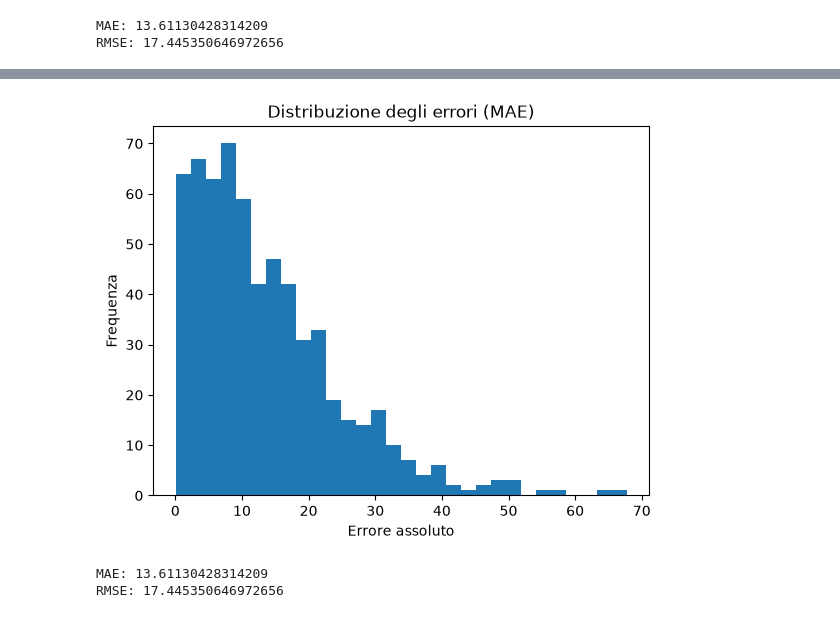
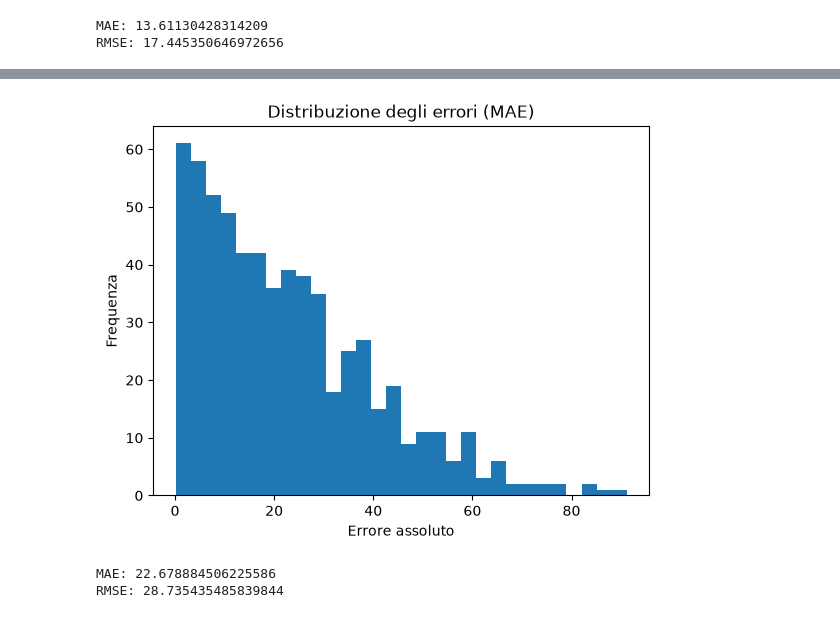
Before and after one commit to SilvioDraetta/Bone-Age-Regression-from-Hand-X-Ray-Images, a Jupyter notebook: notebook/01_cnn_results.ipynb, the cells around one changed output, grey strips where cells are left out. Drawn from its saved outputs; the diff is of its cells as text; code cells hidden in the pictures.

```diff
--- a/notebook/01_cnn_results.ipynb
+++ b/notebook/01_cnn_results.ipynb
@@ -39,9 +57,9 @@ df_test_seg = create_dataframe("../data/test.csv", "../data/boneage-test-segment
 # %%
 from src.preprocessing.scaling import scaling_data
 _, dataset_test, _ = scaling_data(df, df_test)
-_, dataset_test_seg, _ = scaling_data(df, df_test)
+_, dataset_test_seg, _ = scaling_data(df, df_test_seg)
 # %%
-from src.preprocessing.data_loader import load_image, create_dataset_tf
+from src.preprocessing.data_loader import load_image, load_image_segmented, create_dataset_tf
 
 dataset_test = create_dataset_tf(dataset_test, load_image)
-dataset_test_seg = create_dataset_tf(dataset_test_seg, load_image)
+dataset_test_seg = create_dataset_tf(dataset_test_seg, load_image_segmented)
@@ -159,9 +157,9 @@ import numpy as np
 X_test_seg = []
 y_test_seg = []
 
-for x_batch, y_batch in dataset_test_seg:
-    X_test_seg.append(x_batch.numpy())
-    y_test_seg.append(y_batch.numpy())
+for x_batch_seg, y_batch_seg in dataset_test_seg:
+    X_test_seg.append(x_batch_seg.numpy())
+    y_test_seg.append(y_batch_seg.numpy())
 
 X_test_seg = np.concatenate(X_test_seg, axis=0)
 y_test_seg = np.concatenate(y_test_seg, axis=0)
@@ -173,3 +171,6 @@ y_test_seg = y_test_seg.flatten()
+# %%
+y_pred_seg = s * y_pred_seg + m
+y_test_seg = s*y_test_seg + m
 # %%
 import matplotlib.pyplot as plt
 
@@ -197,23 +198,23 @@ plt.show()
 # %%
 import numpy as np
 
-errors = np.abs(y_test - y_pred)
+errors = np.abs(y_test_seg - y_pred_seg)
 
 plt.hist(errors, bins=30)
 plt.xlabel("Errore assoluto")
 plt.ylabel("Frequenza")
 plt.title("Distribuzione degli errori (MAE)")
 plt.show()
 # %% [output]
-[figure, old version]
+[figure, new version]
 # %%
 from sklearn.metrics import mean_absolute_error, root_mean_squared_error
 
 mae_seg = mean_absolute_error(y_test_seg, y_pred_seg)
 rmse_seg = root_mean_squared_error(y_test_seg, y_pred_seg)
 
-print("MAE:", mae)
-print("RMSE:", rmse)
+print("MAE:", mae_seg)
+print("RMSE:", rmse_seg)
 # %% [output]
-MAE: 13.61130428314209
-RMSE: 17.445350646972656
+MAE: 22.678884506225586
+RMSE: 28.735435485839844
```
Also changed, not shown: parts of 11 cells of this notebook, 5 other files.
